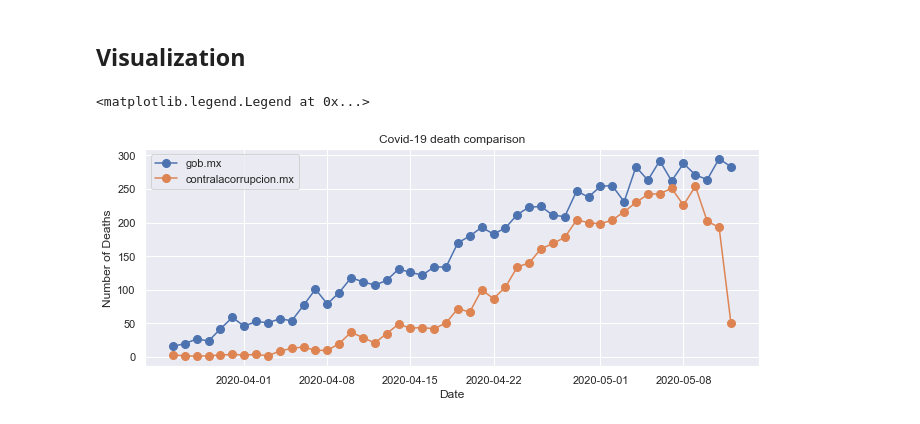
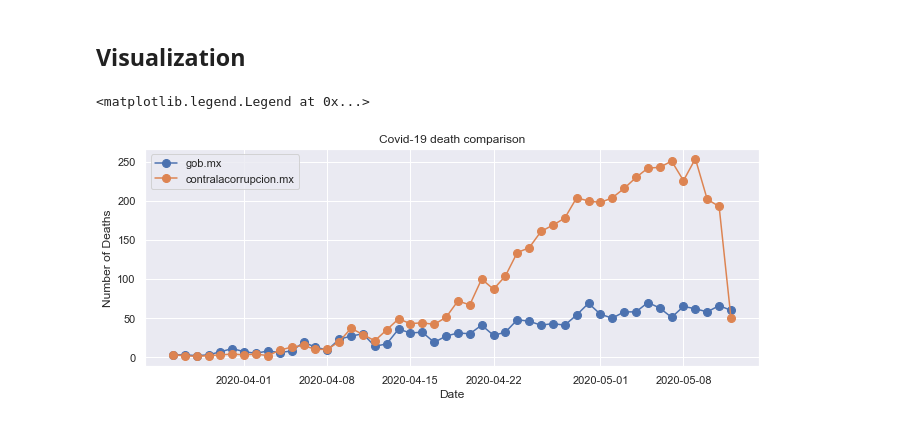
Before and after one commit to alejandropuerto/covid-19-death-comparison, a Jupyter notebook: covid-19 death comparison cdmx.ipynb, the cells around one changed output. Saved outputs shown, nothing was run; the diff lists cells and outputs as text; code cells hidden in the pictures.

Commit message:
corrections on subset and visualization

```diff
--- a/covid-19 death comparison cdmx.ipynb
+++ b/covid-19 death comparison cdmx.ipynb
@@ -127,5 +191,5 @@ temp = temp.reset_index()
 # %%
-temp = temp.loc[(temp['FECHA_DEF'] >= '2020-03-26') &  (temp['FECHA_DEF'] <= '2020-05-12')]
+from_cdmx = from_cdmx.loc[(from_cdmx['FECHA_DEF'] >= '2020-03-26') &  (from_cdmx['FECHA_DEF'] <= '2020-05-12')]
 # %%
-temp = temp.set_index('FECHA_DEF')
+from_cdmx = from_cdmx.set_index('FECHA_DEF')
 # %%
@@ -141,8 +205,8 @@ FECHA_DEF
 # %%
-temp = temp.reset_index()
-temp['FECHA_DEF'] = pd.to_datetime(temp['FECHA_DEF'])
+from_cdmx = from_cdmx.reset_index()
+from_cdmx['FECHA_DEF'] = pd.to_datetime(from_cdmx['FECHA_DEF'])
 # %%
-temp = temp.set_index('FECHA_DEF')
+from_cdmx = from_cdmx.set_index('FECHA_DEF')
 # %% [markdown]
 ## Visualization
 # %%
@@ -151,14 +215,14 @@ sns.set(rc={'figure.figsize':(11, 4)})
 start, end = '2020-03', '2020-05'
 # %%
 fig, ax = plt.subplots()
-ax.plot(temp.loc[start:end],
+ax.plot(from_cdmx.loc[start:end],
 marker='o', markersize=8, linestyle='-', label='gob.mx')
 ax.plot(number_by_date.loc[start:end],
 marker='o', markersize=8, linestyle='-', label='contralacorrupcion.mx')
 ax.set_xlabel('Date')
 ax.set_ylabel('Number of Deaths')
 ax.set_title('Covid-19 death comparison')
 ax.legend()
 # %% [output]
 <matplotlib.legend.Legend at 0x...>
-[figure, old version]
+[figure, new version]
```
Also changed, not shown: parts of 14 cells of this notebook.
